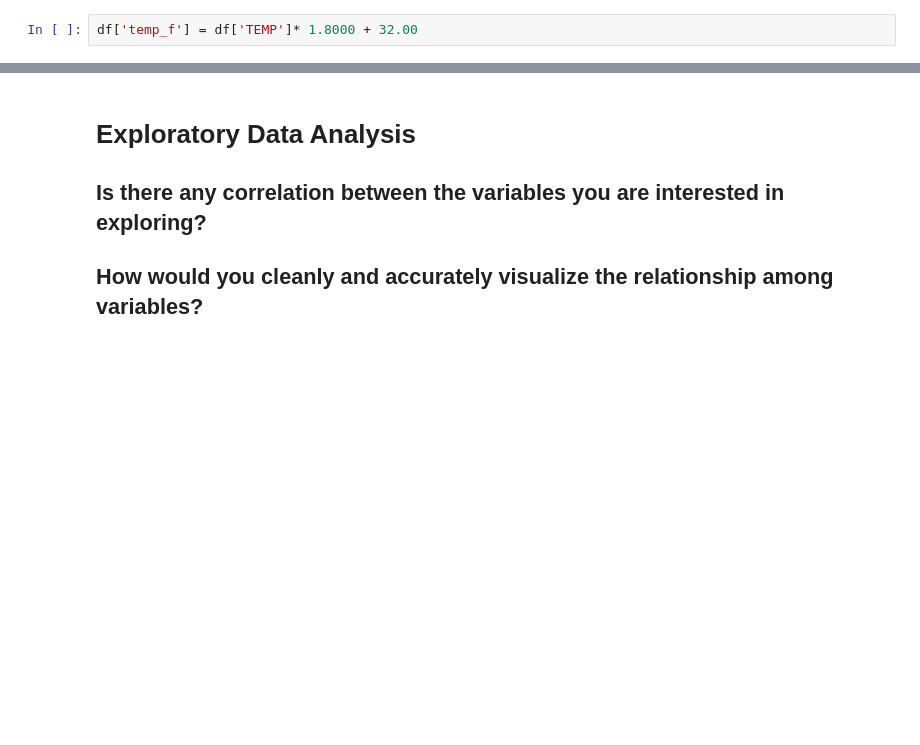
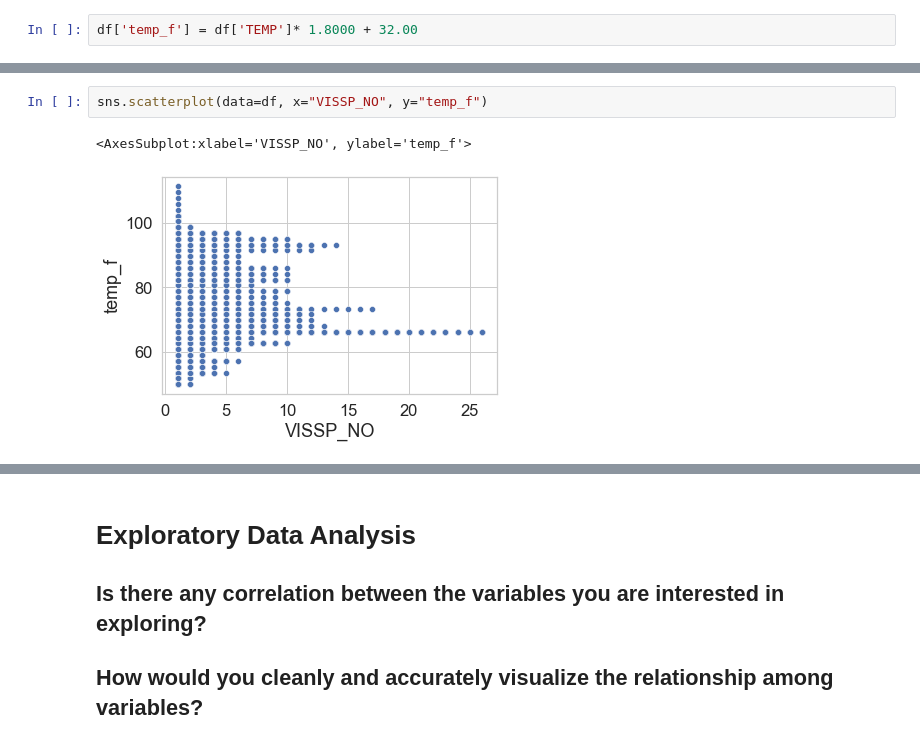
Before and after one commit to Emman-Lopez-Oso/DC200_GradProj, a Jupyter notebook: EDA_ELO.ipynb, the cells around one changed output, grey strips where cells are left out. Saved outputs shown, nothing was run; the diff lists cells and outputs as text; blank space fills up the shorter version.

```diff
--- a/EDA_ELO.ipynb
+++ b/EDA_ELO.ipynb
@@ -227,0 +255,5 @@ df['temp_f'] = df['TEMP']* 1.8000 + 32.00
+# %%
+sns.scatterplot(data=df, x="VISSP_NO", y="temp_f")
+# %% [output]
+<AxesSubplot:xlabel='VISSP_NO', ylabel='temp_f'>
+[figure, added]
```
Also changed, not shown: parts of 16 cells of this notebook.
